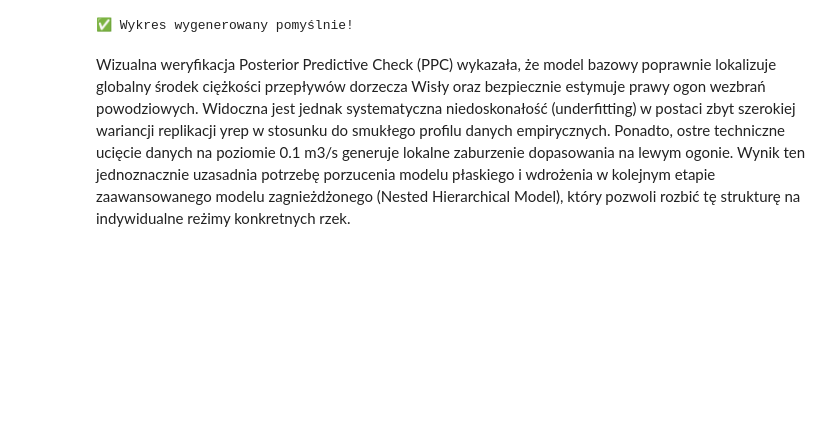
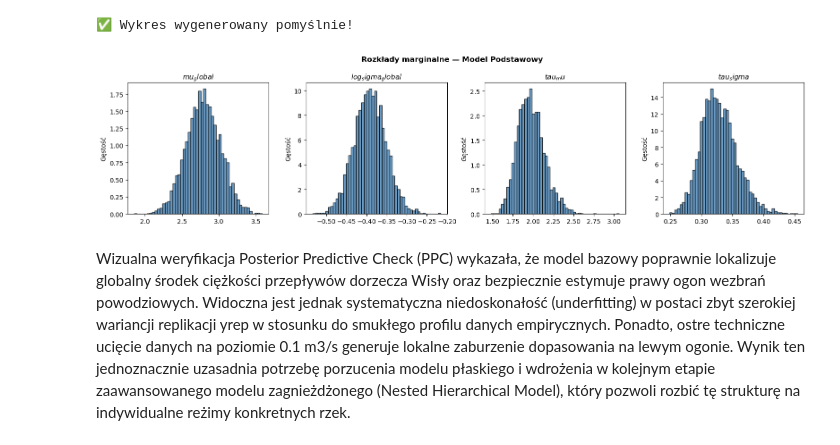
Before and after one commit to pjerzyna/Data-Analytics-Project, a Jupyter notebook: nested_hierarchical.ipynb, the cells around one changed output. Cells and saved outputs as stored; diff of their text form; code cells hidden in the pictures; blank space fills up the shorter version.

```diff
--- a/nested_hierarchical.ipynb
+++ b/nested_hierarchical.ipynb
@@ -350,7 +350,7 @@ else:
 # %% [markdown]
 ## Wizualizacja stacji: Punkty pomiarowe na mapie Polski
 # %%
-csv_folder = PROJECT_ROOT / "RANDOMOWE COS NARAZIE ABY SIE NIE WYSWIETLALA MAPKA"
+csv_folder = PROJECT_ROOT / "dataset_cleaned_csv"
 
 if not csv_folder.exists():
     print("❌ Błąd: Folder z plikami CSV nie istnieje!")
@@ -719,4 +721,20 @@ print("✅ Wykres wygenerowany pomyślnie!")
 ⏳ Generowanie krzywych gęstości dla światów alternatywnych...
 [figure]
 ✅ Wykres wygenerowany pomyślnie!
+# %%
+# SPRAWDZ CZY TO MA SENS
+
+# Histogramy posteriorów parametrów - Dla modelu podstawowego
+params_base = ['mu_global', 'log_sigma_global', 'tau_mu', 'tau_sigma']
+fig, axes = plt.subplots(1, 4, figsize=(16, 4), dpi=100)
+for ax, param in zip(axes, params_base):
+    samples = idata_base.posterior[param].values.flatten()
+    ax.hist(samples, bins=50, density=True, color='steelblue', alpha=0.8, edgecolor='black')
+    ax.set_title(f'${param}$', fontsize=11)
+    ax.set_ylabel('Gęstość')
+plt.suptitle('Rozkłady marginalne — Model Podstawowy', weight='bold')
+plt.tight_layout()
+plt.show()
+# %% [output]
+[figure, added]
 # %% [markdown]
```
Also changed, not shown: parts of 2 cells of this notebook, 1 other file.
